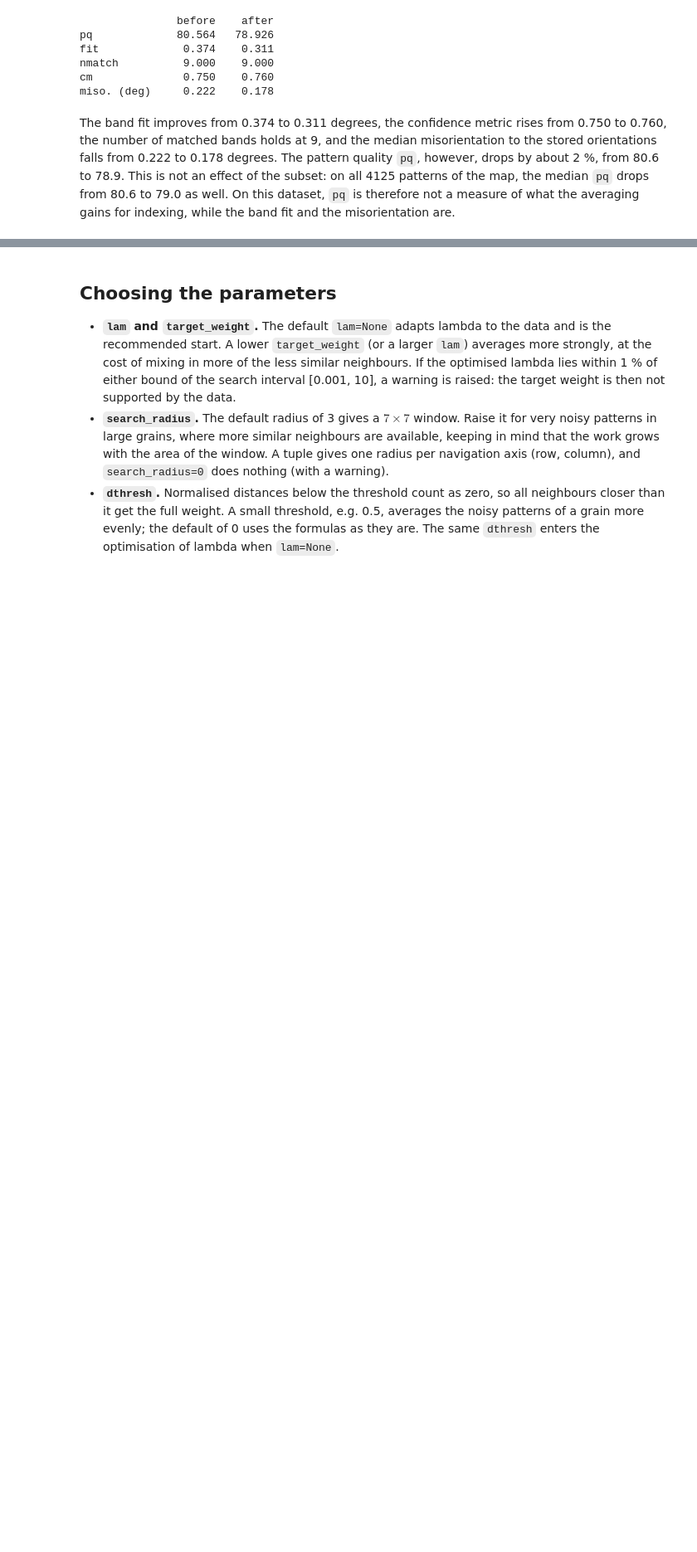
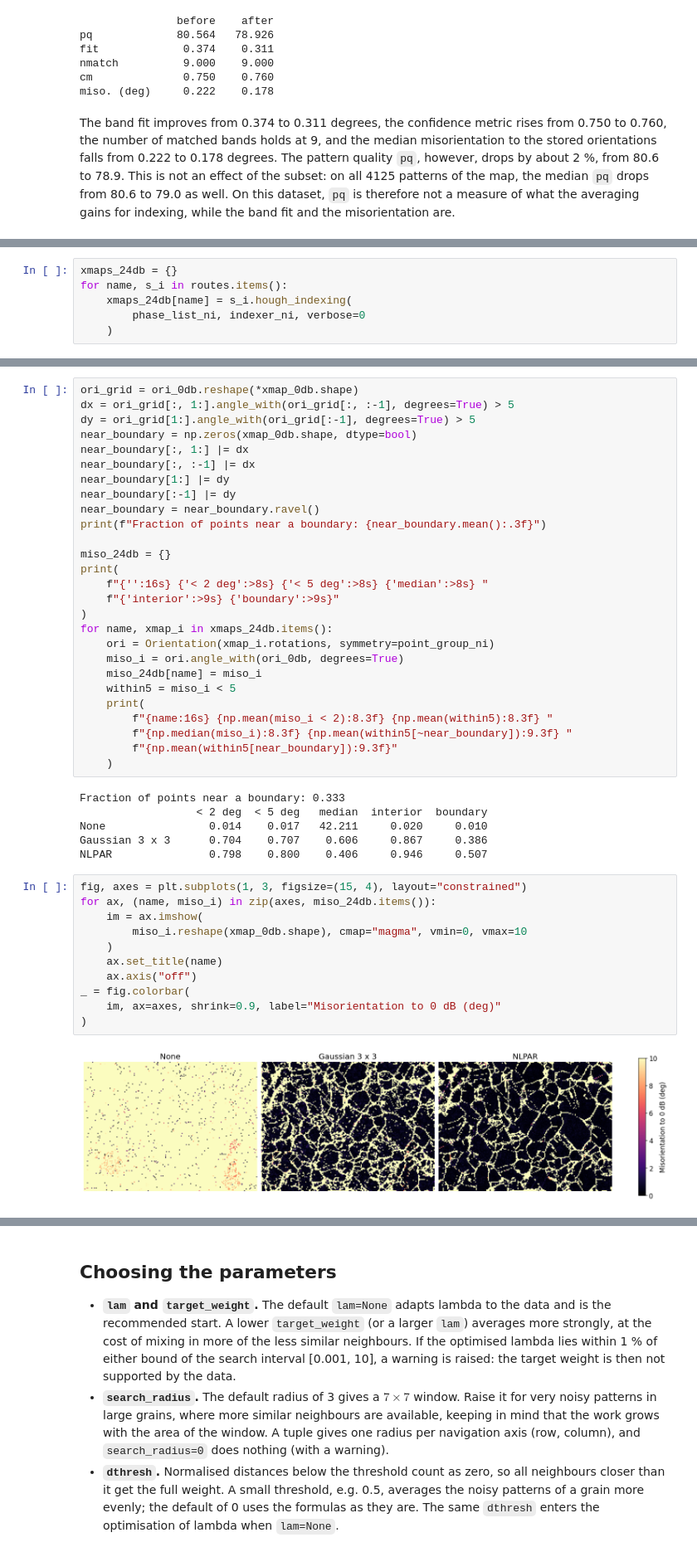
Before and after one commit to jwestraadt/kikuchipy, a Jupyter notebook: doc/tutorials/nlpar.ipynb, the cells around one changed output, grey strips where cells are left out. Shown at 83% size. Drawn from its saved outputs; the diff is of its cells as text; blank space fills up the shorter version.

```diff
--- a/doc/tutorials/nlpar.ipynb
+++ b/doc/tutorials/nlpar.ipynb
@@ -394,0 +507,6 @@ On this dataset, `pq` is therefore not a measure of what the averaging gains for
+# %%
+xmaps_24db = {}
+for name, s_i in routes.items():
+    xmaps_24db[name] = s_i.hough_indexing(
+        phase_list_ni, indexer_ni, verbose=0
+    )
@@ -394,0 +533,46 @@ On this dataset, `pq` is therefore not a measure of what the averaging gains for
+# %%
+ori_grid = ori_0db.reshape(*xmap_0db.shape)
+dx = ori_grid[:, 1:].angle_with(ori_grid[:, :-1], degrees=True) > 5
+dy = ori_grid[1:].angle_with(ori_grid[:-1], degrees=True) > 5
+near_boundary = np.zeros(xmap_0db.shape, dtype=bool)
+near_boundary[:, 1:] |= dx
+near_boundary[:, :-1] |= dx
+near_boundary[1:] |= dy
+near_boundary[:-1] |= dy
+near_boundary = near_boundary.ravel()
+print(f"Fraction of points near a boundary: {near_boundary.mean():.3f}")
+
+miso_24db = {}
+print(
+    f"{'':16s} {'< 2 deg':>8s} {'< 5 deg':>8s} {'median':>8s} "
+    f"{'interior':>9s} {'boundary':>9s}"
+)
+for name, xmap_i in xmaps_24db.items():
+    ori = Orientation(xmap_i.rotations, symmetry=point_group_ni)
+    miso_i = ori.angle_with(ori_0db, degrees=True)
+    miso_24db[name] = miso_i
+    within5 = miso_i < 5
+    print(
+        f"{name:16s} {np.mean(miso_i < 2):8.3f} {np.mean(within5):8.3f} "
+        f"{np.median(miso_i):8.3f} {np.mean(within5[~near_boundary]):9.3f} "
+        f"{np.mean(within5[near_boundary]):9.3f}"
+    )
+# %% [output]
+Fraction of points near a boundary: 0.333
+                  < 2 deg  < 5 deg   median  interior  boundary
+None                0.014    0.017   42.211     0.020     0.010
+Gaussian 3 x 3      0.704    0.707    0.606     0.867     0.386
+NLPAR               0.798    0.800    0.406     0.946     0.507
+# %%
+fig, axes = plt.subplots(1, 3, figsize=(15, 4), layout="constrained")
+for ax, (name, miso_i) in zip(axes, miso_24db.items()):
+    im = ax.imshow(
+        miso_i.reshape(xmap_0db.shape), cmap="magma", vmin=0, vmax=10
+    )
+    ax.set_title(name)
+    ax.axis("off")
+_ = fig.colorbar(
+    im, ax=axes, shrink=0.9, label="Misorientation to 0 dB (deg)"
+)
+# %% [output]
+[figure, added]
```
Also changed, not shown: parts of 18 cells of this notebook, 2 other files.
